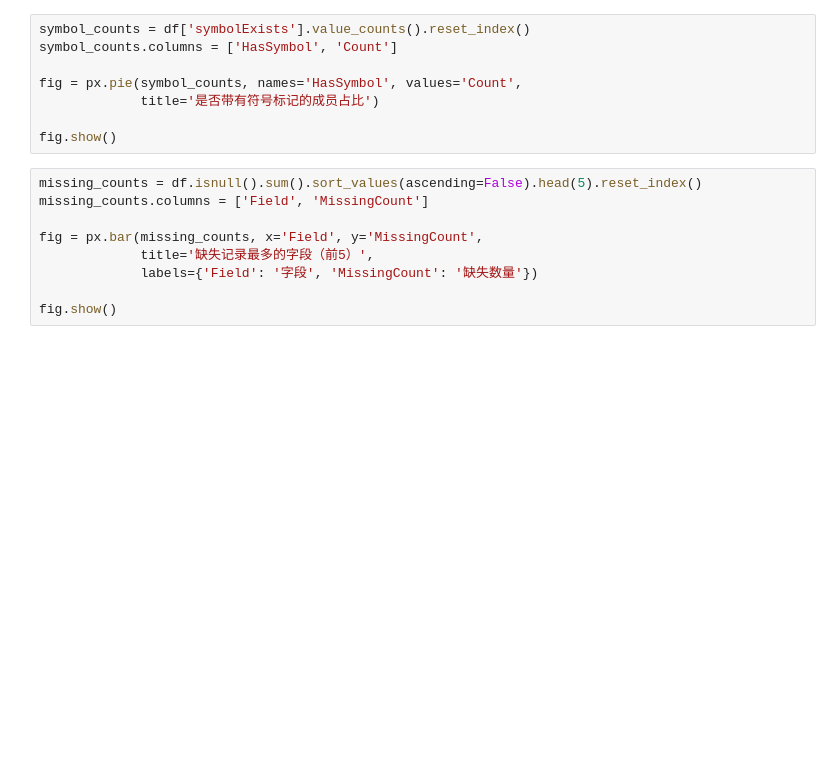
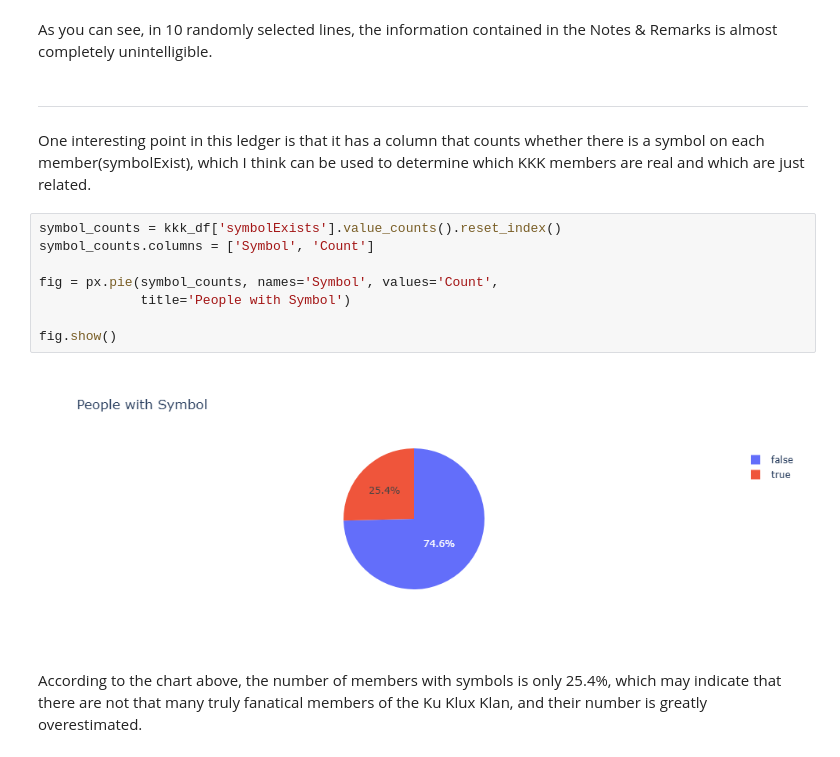
Before and after one commit to GHuangJiawen/huang-sp25-data-materials, a Jupyter notebook: assignment-2/data-biography.ipynb, the cells around one changed output. Drawn from its saved outputs; the diff is of its cells as text; blank space fills up the shorter version.

```diff
--- a/assignment-2/data-biography.ipynb
+++ b/assignment-2/data-biography.ipynb
@@ -10,17 +162,18 @@ px.bar(city_counts, x='City', y='Count', title='前十城市的成员记录数
+# %% [markdown]
+As you can see, in 10 randomly selected lines, the information contained in the Notes & Remarks is almost completely unintelligible.
+# %% [markdown]
+***
+# %% [markdown]
+One interesting point in this ledger is that it has a column that counts whether there is a symbol on each member(symbolExist), which I think can be used to determine which KKK members are real and which are just related.
 # %%
-symbol_counts = df['symbolExists'].value_counts().reset_index()
-symbol_counts.columns = ['HasSymbol', 'Count']
+symbol_counts = kkk_df['symbolExists'].value_counts().reset_index()
+symbol_counts.columns = ['Symbol', 'Count']
 
-fig = px.pie(symbol_counts, names='HasSymbol', values='Count',
-             title='是否带有符号标记的成员占比')
+fig = px.pie(symbol_counts, names='Symbol', values='Count',
+             title='People with Symbol')
 
 fig.show()
+# %% [output]
+[figure, added]
-# %%
-missing_counts = df.isnull().sum().sort_values(ascending=False).head(5).reset_index()
-missing_counts.columns = ['Field', 'MissingCount']
-
-fig = px.bar(missing_counts, x='Field', y='MissingCount',
-             title='缺失记录最多的字段（前5）',
-             labels={'Field': '字段', 'MissingCount': '缺失数量'})
-
-fig.show()
+# %% [markdown]
+According to the chart above, the number of members with symbols is only 25.4%, which may indicate that there are not that many truly fanatical members of the Ku Klux Klan, and their number is greatly overestimated.
```
Also changed, not shown: parts of 32 cells of this notebook.
